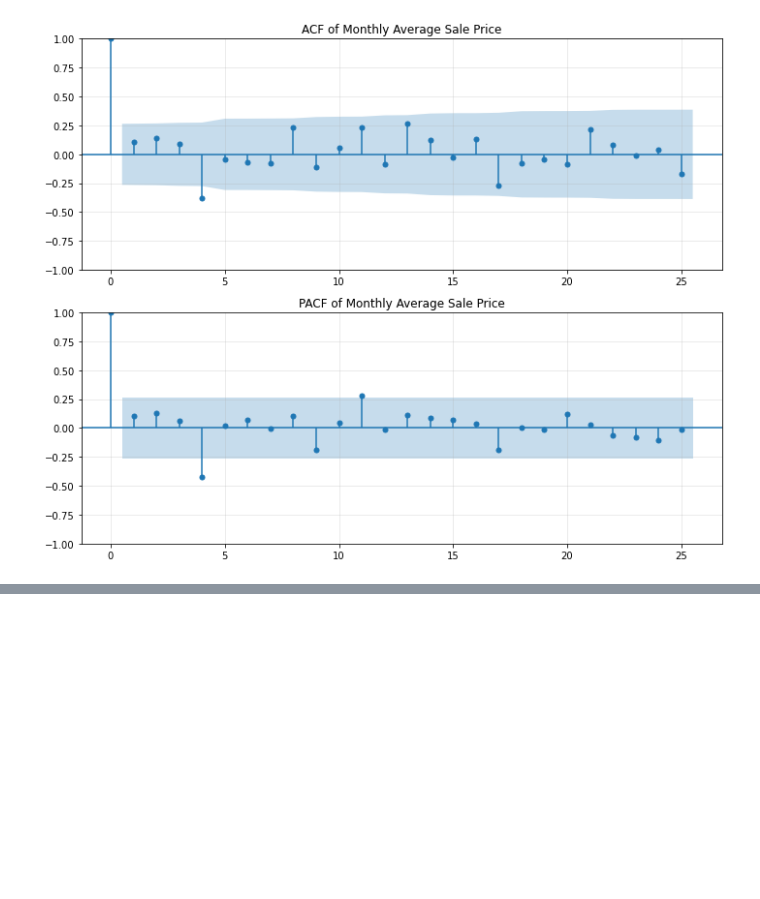
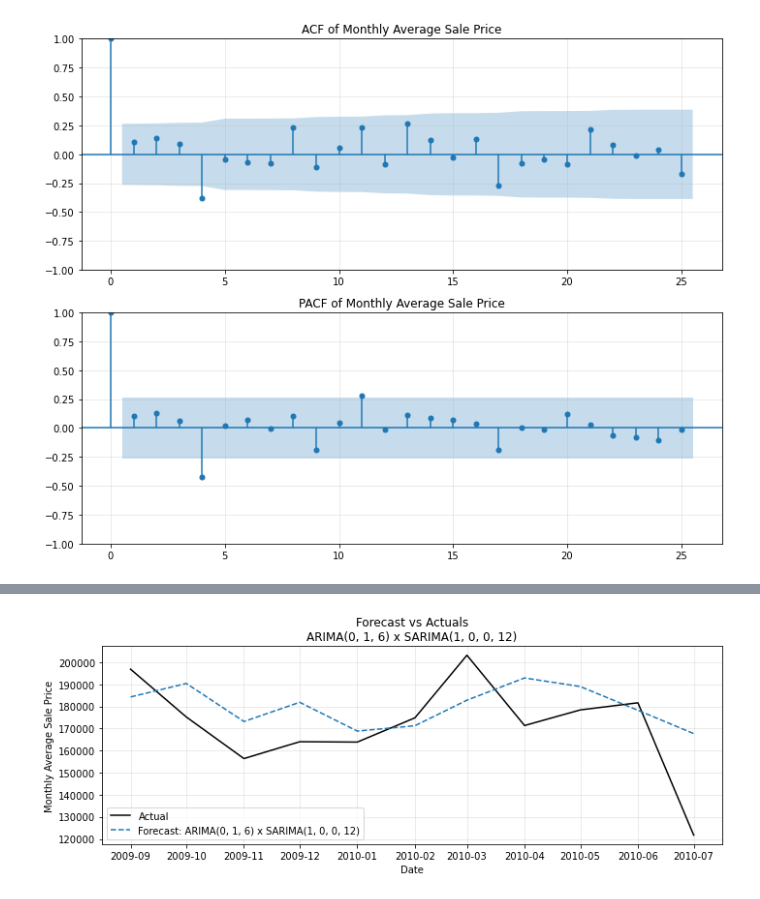
Before and after one commit to HardyUnine/House-Prices-Model, a Jupyter notebook: notebooks/4_time_series_analysis.ipynb, the cells around one changed output, grey strips where cells are left out. Cells and saved outputs as stored; diff of their text form; code cells hidden in the pictures; blank space fills up the shorter version.

Commit message:
Trying to get the best sarima model for the time series data

```diff
--- a/notebooks/4_time_series_analysis.ipynb
+++ b/notebooks/4_time_series_analysis.ipynb
@@ -83,0 +101,95 @@ plt.show()
+# %%
+from statsmodels.tsa.statespace.sarimax import SARIMAX
+
+#Split dataset,
+n = len(monthly_avg)
+split = int(n * 0.8)  # 80% for training, 20% for testing
+train = monthly_avg.iloc[:split]
+test = monthly_avg.iloc[split:]
+
+#Specify combinations,
+non_seasonal_orders = [
+    (0,1,4),
+    (0,1,5),
+    (0,1,6),
+    (1,1,0),
+    (1,1,1),
+    (1,1,2),
+    (1,1,3),
+    (2,1,0),
+    (2,1,1),
+    (2,1,2),
+    (2,1,3),
+    (3,1,0),
+    (3,1,1),
+    (3,1,2),
+
+]
+
+seasonal_orders = [
+    (1,0,0,12),
+
+]
+
+# Dictionary to hold results,
+results = {}
+
+# Loop over combinations,
+for ns_order in non_seasonal_orders:
+    for s_order in seasonal_orders:
+        label = f'ARIMA{ns_order} x SARIMA{s_order}'
+        preds = []
+        actuals = []
+        history = train.copy()
+
+        for t in range(len(test)):
+            model = SARIMAX(history,
+                            order=ns_order,
+                            seasonal_order=s_order,
+                            enforce_stationarity=False,
+                            enforce_invertibility=False).fit(disp=False)
+
+            forecast = model.forecast(steps=1).iloc[0]
+            actual = test['AverageSalePrice'].iloc[t]
+
+            preds.append(forecast)
+            actuals.append(actual)
+
+            # Update history with actual
+            history = pd.concat([history, test.iloc[[t]]])
+
+        errors = np.array(actuals) - np.array(preds)
+        var_error = np.var(errors)
+
+        results[label] = {
+            'Forecasts': preds,
+            'Actuals': actuals,
+            'Errors': errors,
+            'Variance of Forecast Error': var_error
+        }
+
+# Create summary DataFrame and get best two models,
+summary_df = pd.DataFrame([
+    {'Model': name, 'Forecast Error Variance': res['Variance of Forecast Error']}
+    for name, res in results.items()
+]).sort_values('Forecast Error Variance').reset_index(drop=True)
+
+print(summary_df)
+# Plot only top 2 models,
+for name in summary_df['Model'][:2]:
+    res = results[name]
+    # Ensure both x and y are numpy arrays of the same length
+    x = test.index.values[:len(res['Actuals'])]
+    actuals = np.array(res['Actuals'])
+    forecasts = np.array(res['Forecasts'])
+    plt.figure(figsize=(10, 4))
+    plt.plot(x, actuals, label='Actual', color='black')
+    plt.plot(x, forecasts, label=f'Forecast: {name}', linestyle='--')
+    plt.title(f'Forecast vs Actuals\n{name}')
+    plt.xlabel('Date')
+    plt.ylabel('Monthly Average Sale Price')
+    plt.legend()
+    plt.grid(True, alpha=0.3)
+    plt.tight_layout()
+    plt.show()
+# %% [output]
@@ -83,0 +211 @@ plt.show()
+[figure, added]
```
Also changed, not shown: parts of 2 cells of this notebook.
